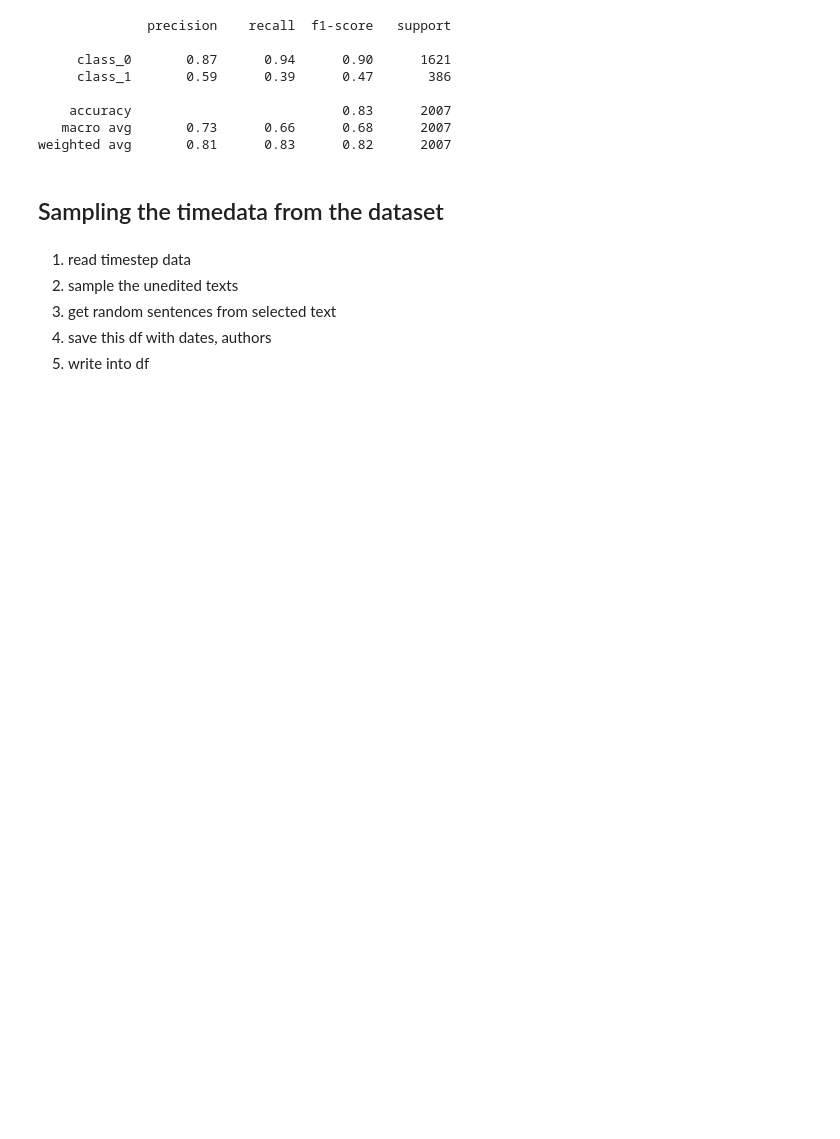
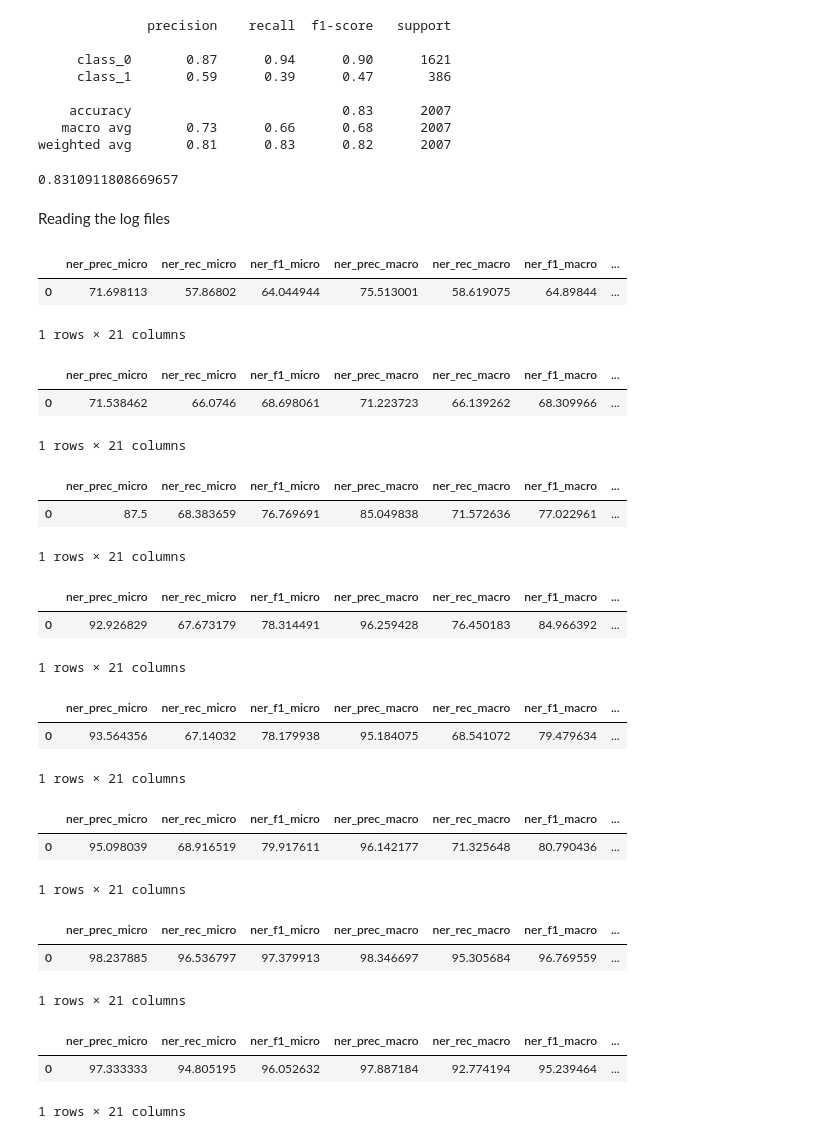
Before and after one commit to kateburovova/dehumanization, a Jupyter notebook: SpERT_exploration.ipynb, the cells around one changed output. Saved outputs shown, nothing was run; the diff lists cells and outputs as text; code cells hidden in the pictures; blank space fills up the shorter version.

```diff
--- a/SpERT_exploration.ipynb
+++ b/SpERT_exploration.ipynb
@@ -207,11 +217,68 @@ print(report)
     accuracy                           0.83      2007
    macro avg       0.73      0.66      0.68      2007
 weighted avg       0.81      0.83      0.82      2007
-# %% [markdown]
-## Sampling the timedata from the dataset
-# %% [markdown]
-1. read timestep data
-2. sample the unedited texts
-3. get random sentences from selected text
-4. save this df with dates, authors
-5. write into df
+# %%
+from sklearn.metrics import precision_score
+
+micro_precision = precision_score(y_test_neg, neg_predictions, average='micro')
+micro_precision
+# %% [output]
+0.8310911808669657
+# %% [markdown]
+Reading the log files
+# %%
+df = pd.read_csv('/Users/katerynaburovova/PycharmProjects/dehumanization/SPERT_experimentation/spert/data/log/conll04_train/2023-05-02_S_10_ep/eval_valid.csv', delimiter=";", header=[0])
+df
+# %% [output]
+|  | ner_prec_micro | ner_rec_micro | ner_f1_micro | ner_prec_macro | ner_rec_macro | ner_f1_macro | ... |
+| 0 | 71.698113 | 57.86802 | 64.044944 | 75.513001 | 58.619075 | 64.89844 | ... |
+1 rows × 21 columns
+# %%
+df = pd.read_csv('/Users/katerynaburovova/PycharmProjects/dehumanization/SPERT_experimentation/spert/data/log/conll04_train/2023-05-03_M_10_ep/eval_valid.csv', delimiter=";", header=[0])
+df
+# %% [output]
+|  | ner_prec_micro | ner_rec_micro | ner_f1_micro | ner_prec_macro | ner_rec_macro | ner_f1_macro | ... |
+| 0 | 71.538462 | 66.0746 | 68.698061 | 71.223723 | 66.139262 | 68.309966 | ... |
+1 rows × 21 columns
+# %%
+df = pd.read_csv('/Users/katerynaburovova/PycharmProjects/dehumanization/SPERT_experimentation/spert/data/log/conll04_train/2023-05-03_M_20_ep/eval_valid.csv', delimiter=";", header=[0])
+df
+# %% [output]
+|  | ner_prec_micro | ner_rec_micro | ner_f1_micro | ner_prec_macro | ner_rec_macro | ner_f1_macro | ... |
+| 0 | 87.5 | 68.383659 | 76.769691 | 85.049838 | 71.572636 | 77.022961 | ... |
+1 rows × 21 columns
+# %%
+df = pd.read_csv('/Users/katerynaburovova/PycharmProjects/dehumanization/SPERT_experimentation/spert/data/log/conll04_train/2023-05-04_M_20_ep_200_neg/eval_valid.csv', delimiter=";", header=[0])
+df
+# %% [output]
+|  | ner_prec_micro | ner_rec_micro | ner_f1_micro | ner_prec_macro | ner_rec_macro | ner_f1_macro | ... |
+| 0 | 92.926829 | 67.673179 | 78.314491 | 96.259428 | 76.450183 | 84.966392 | ... |
+1 rows × 21 columns
+# %%
+df = pd.read_csv('/Users/katerynaburovova/PycharmProjects/dehumanization/SPERT_experimentation/spert/data/log/conll04_train/2023-05-04_M_20_ep_300_neg/eval_valid.csv', delimiter=";", header=[0])
+df
+# %% [output]
+|  | ner_prec_micro | ner_rec_micro | ner_f1_micro | ner_prec_macro | ner_rec_macro | ner_f1_macro | ... |
+| 0 | 93.564356 | 67.14032 | 78.179938 | 95.184075 | 68.541072 | 79.479634 | ... |
+1 rows × 21 columns
+# %%
+df = pd.read_csv('/Users/katerynaburovova/PycharmProjects/dehumanization/SPERT_experimentation/spert/data/log/conll04_train/2023-05-04_M_25_ep_200_neg/eval_valid.csv', delimiter=";", header=[0])
+df
+# %% [output]
+|  | ner_prec_micro | ner_rec_micro | ner_f1_micro | ner_prec_macro | ner_rec_macro | ner_f1_macro | ... |
+| 0 | 95.098039 | 68.916519 | 79.917611 | 96.142177 | 71.325648 | 80.790436 | ... |
+1 rows × 21 columns
+# %%
+df = pd.read_csv('/Users/katerynaburovova/PycharmProjects/dehumanization/SPERT_experimentation/spert/data/log/conll04_train/2023-05-05_14:45:19.041428_Mred_25ep_200neg/eval_valid.csv', delimiter=";", header=[0])
+df
+# %% [output]
+|  | ner_prec_micro | ner_rec_micro | ner_f1_micro | ner_prec_macro | ner_rec_macro | ner_f1_macro | ... |
+| 0 | 98.237885 | 96.536797 | 97.379913 | 98.346697 | 95.305684 | 96.769559 | ... |
+1 rows × 21 columns
+# %%
+df = pd.read_csv('/Users/katerynaburovova/PycharmProjects/dehumanization/SPERT_experimentation/spert/data/log/conll04_train/2023-05-05_15:49:38.240660/eval_valid.csv', delimiter=";", header=[0])
+df
+# %% [output]
+|  | ner_prec_micro | ner_rec_micro | ner_f1_micro | ner_prec_macro | ner_rec_macro | ner_f1_macro | ... |
+| 0 | 97.333333 | 94.805195 | 96.052632 | 97.887184 | 92.774194 | 95.239464 | ... |
+1 rows × 21 columns
```
Also changed, not shown: parts of 6 cells of this notebook, 1 other file.
